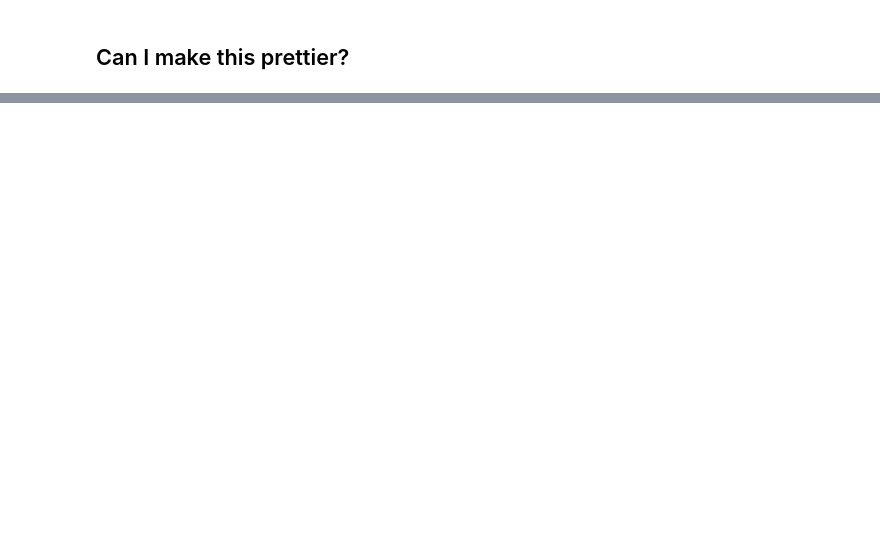
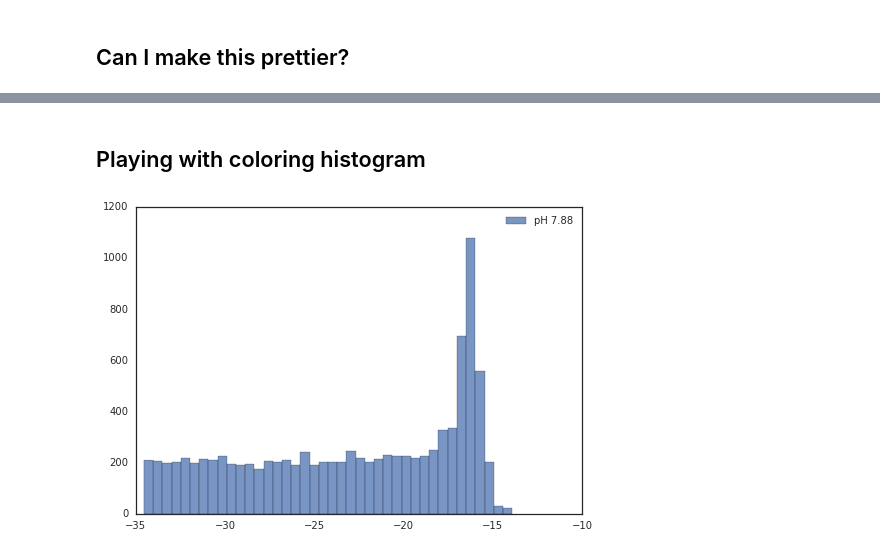
Before and after one commit to sonyahanson/fluorescence-plotting-notebooks, a Jupyter notebook: ABL pH plots - Nov16.ipynb, the cells around one changed output, grey strips where cells are left out. Saved outputs shown, nothing was run; the diff lists cells and outputs as text; code cells hidden in the pictures; blank space fills up the shorter version.

```diff
--- a/ABL pH plots - Nov16.ipynb
+++ b/ABL pH plots - Nov16.ipynb
@@ -220,0 +239,7 @@ plt.legend(loc=0);
+# %% [markdown]
+## Playing with coloring histogram
+# %%
+plt.hist(Abl_Bosutinib_pH7p88['DeltaG'][0], 40, alpha=0.75, label='pH 7.88');
+plt.legend(loc=0);
+# %% [output]
+[figure, added]
```
Also changed, not shown: parts of 38 cells of this notebook.
